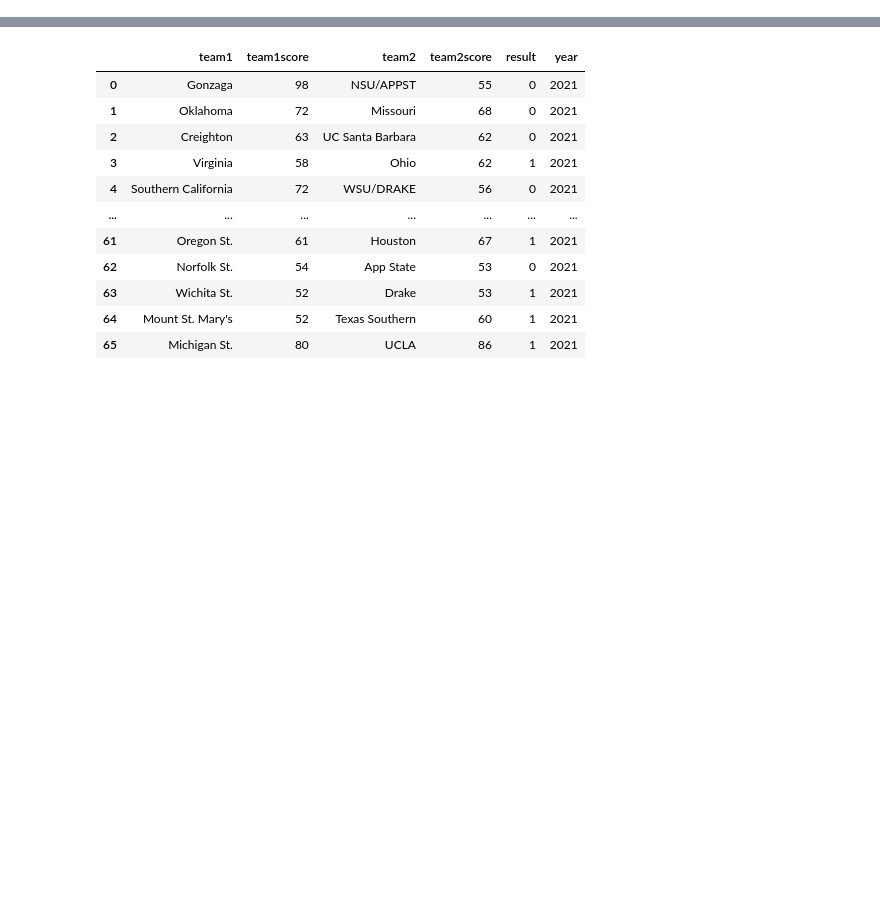
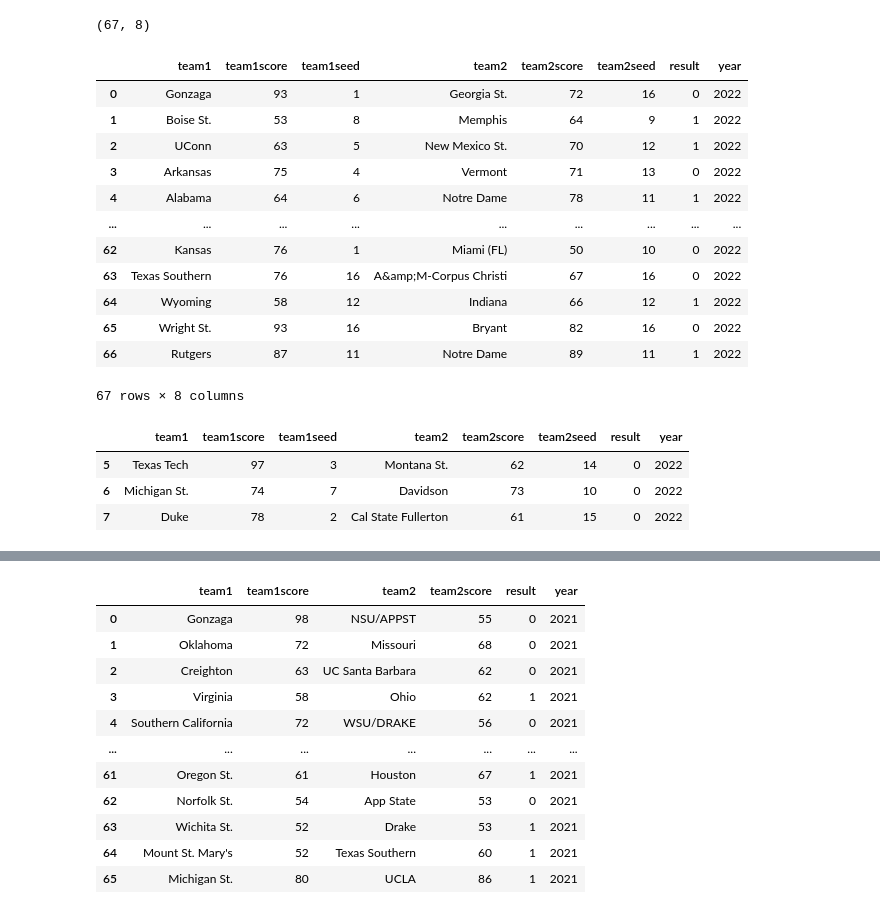
Before and after one commit to vab10266/march_madness_24, a Jupyter notebook: data/team_order/tmp.ipynb, the cells around one changed output, grey strips where cells are left out. Drawn from its saved outputs; the diff is of its cells as text; code cells hidden in the pictures; blank space fills up the shorter version.

```diff
--- a/data/team_order/tmp.ipynb
+++ b/data/team_order/tmp.ipynb
@@ -44,0 +78,25 @@ all_df
+# %%
+df = parse_new_html(2022)
+df
+# %% [output]
+(67, 8)
+|  | team1 | team1score | team1seed | team2 | team2score | team2seed | result | year |
+| 0 | Gonzaga | 93 | 1 | Georgia St. | 72 | 16 | 0 | 2022 |
+| 1 | Boise St. | 53 | 8 | Memphis | 64 | 9 | 1 | 2022 |
+| 2 | UConn | 63 | 5 | New Mexico St. | 70 | 12 | 1 | 2022 |
+| 3 | Arkansas | 75 | 4 | Vermont | 71 | 13 | 0 | 2022 |
+| 4 | Alabama | 64 | 6 | Notre Dame | 78 | 11 | 1 | 2022 |
+| ... | ... | ... | ... | ... | ... | ... | ... | ... |
+| 62 | Kansas | 76 | 1 | Miami (FL) | 50 | 10 | 0 | 2022 |
+| 63 | Texas Southern | 76 | 16 | A&amp;M-Corpus Christi | 67 | 16 | 0 | 2022 |
+| 64 | Wyoming | 58 | 12 | Indiana | 66 | 12 | 1 | 2022 |
+| 65 | Wright St. | 93 | 16 | Bryant | 82 | 16 | 0 | 2022 |
+| 66 | Rutgers | 87 | 11 | Notre Dame | 89 | 11 | 1 | 2022 |
+67 rows × 8 columns
+# %%
+df.iloc[5:8]
+# %% [output]
+|  | team1 | team1score | team1seed | team2 | team2score | team2seed | result | year |
+| 5 | Texas Tech | 97 | 3 | Montana St. | 62 | 14 | 0 | 2022 |
+| 6 | Michigan St. | 74 | 7 | Davidson | 73 | 10 | 0 | 2022 |
+| 7 | Duke | 78 | 2 | Cal State Fullerton | 61 | 15 | 0 | 2022 |
```
Also changed, not shown: parts of 8 cells of this notebook, 2 other files.
